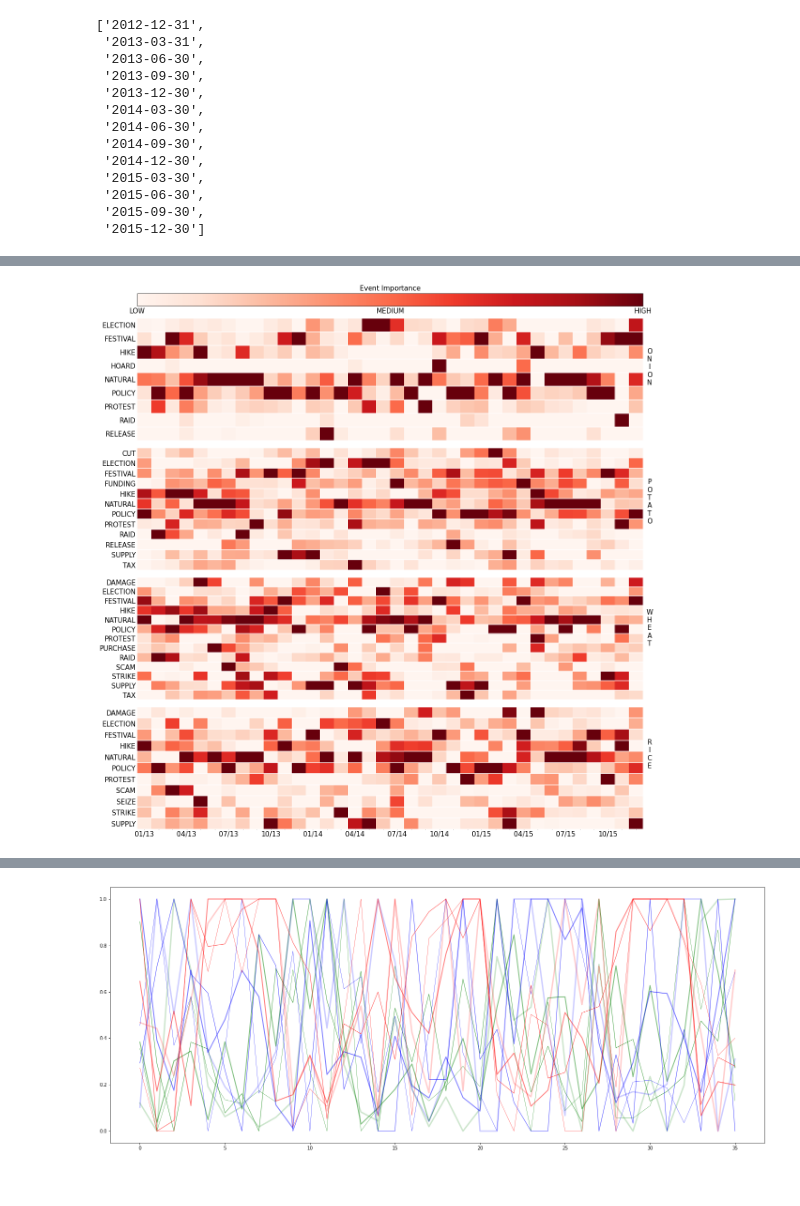
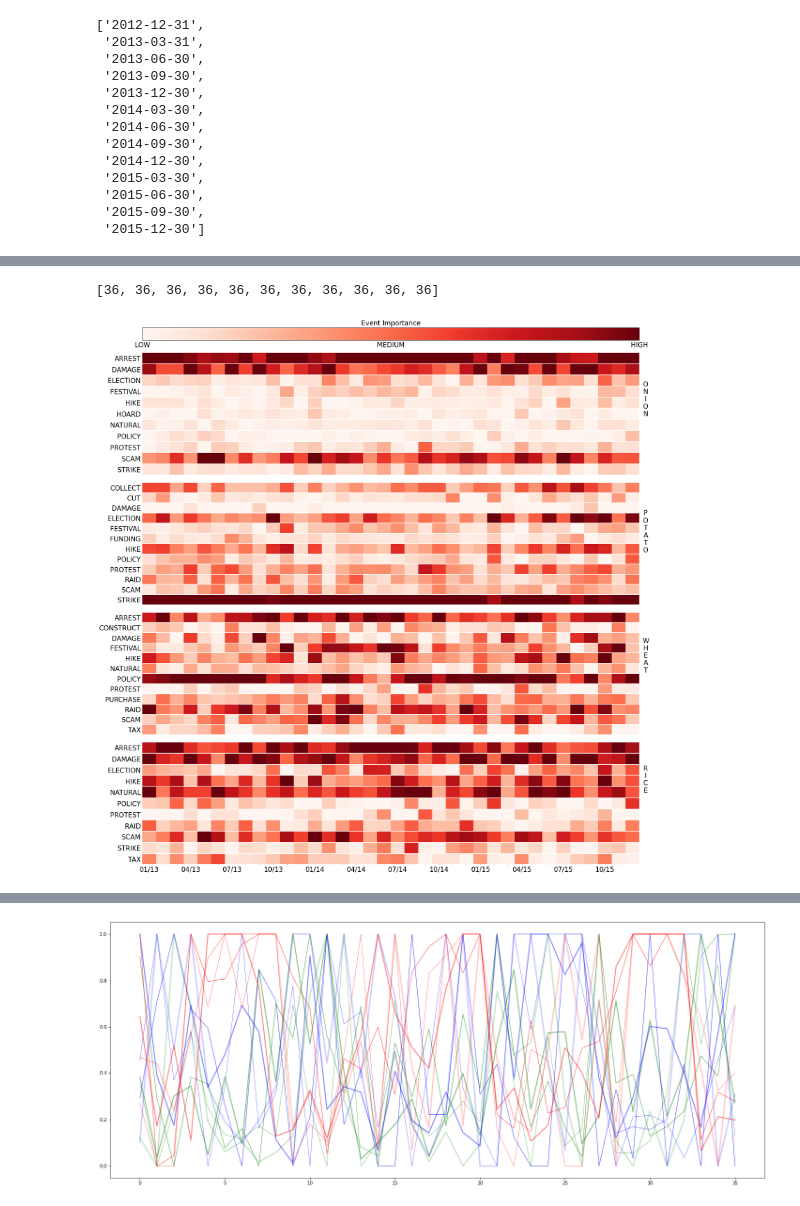
Before and after one commit to Jagabathula-Projects/news-based-forecasting, a Jupyter notebook: Figure_4_heatmap.ipynb, the cells around one changed output, grey strips where cells are left out. Drawn from its saved outputs; the diff is of its cells as text; code cells hidden in the pictures.

```diff
--- a/Figure_4_heatmap.ipynb
+++ b/Figure_4_heatmap.ipynb
@@ -304,7 +310,7 @@ cbar_padding = 0.01
 def convert_to_binary(raw_vals, raw):
   score_matrix = np.array(raw_vals)
   if raw:
-    return score_matrix
+    return MinMaxScaler().fit_transform(score_matrix)
   top_event_ids = np.argmax(score_matrix, 0)
   binary_matrix = np.zeros_like(score_matrix)
   binary_matrix[top_event_ids, range(binary_matrix.shape[1])] = 1
@@ -380,13 +386,20 @@ def heatmap(data, row_labels, col_labels, ax=None, set_xticks=True, raw=True,
 
     return im, cbar
 # %%
-crop_importance_vals = cp.load(open(event_path+'crop_event.dict', 'rb'))
+event_scores_path = '/content/drive/MyDrive/news-based-forecasting/'
+# crop_importance_vals = cp.load(open(event_path+'crop_event.dict', 'rb'))
+crop_importance_vals = cp.load(open(event_scores_path+'event_importance_scores_shap.dict', 'rb'))
 on_importance = crop_importance_vals['Onion']
 pot_importance = crop_importance_vals['Potato']
 wh_importance = crop_importance_vals['Wheat']
 rice_importance = crop_importance_vals['Rice']
 #np.setdiff1d(pot_events, np.array(pot_importance.keys()))
 #np.unique(pot_events), pot_importance.keys()
+# %%
+importance = rice_importance
+[len(importance[event]) for event in importance]
+# %% [output]
+[36, 36, 36, 36, 36, 36, 36, 36, 36, 36, 36]
 # %%
 def newline_join(input_str):
   return '\n'.join(input_str)
@@ -408,11 +421,11 @@ fig.subplots_adjust(hspace=0.06)
 row_labels = []
 vals_to_plot = []
 importance_vals = on_importance
-event_list = sorted(on_events)
+event_list = sorted(importance_vals.keys())
 ax=ax1
 for event in event_list:
   if event not in row_labels:
-    row_labels.append(event)
+    row_labels.append(event.strip())
     vals_to_plot.append(importance_vals[event])
 data = convert_to_binary(vals_to_plot, raw)
 ax.imshow(data, vmin=0, vmax=1, cmap=cmap_color, aspect='auto')
@@ -433,7 +446,8 @@ ax.tick_params(top=False, bottom=True,
 row_labels = []
 vals_to_plot = []
 importance_vals = pot_importance
-event_list = sorted(pot_events)
+event_list = sorted(importance_vals.keys())
+#event_list = sorted(pot_events)
 ax=ax2
 for event in event_list:
   if event not in row_labels:
@@ -458,7 +472,8 @@ row_labels = []
 vals_to_plot = []
 importance_vals = wh_importance
 ax=ax3
-event_list = sorted(wheat_events)
+event_list = sorted(importance_vals.keys())
+#event_list = sorted(wheat_events)
 for event in event_list:
   if event not in row_labels:
     row_labels.append(event)
@@ -484,7 +499,8 @@ ax.tick_params(top=False, bottom=True,
 row_labels = []
 vals_to_plot = []
 importance_vals = rice_importance
-event_list = sorted(rice_events)
+event_list = sorted(importance_vals.keys())
+#event_list = sorted(rice_events)
 ax=ax4
 for event in event_list:
   if event not in row_labels:
@@ -492,32 +508,32 @@ for event in event_list:
     vals_to_plot.append(importance_vals[event])
 
 data = convert_to_binary(vals_to_plot, raw)
 im = ax.imshow(data, vmin=0, vmax=1, cmap=cmap_color, aspect='auto')
 ax.yaxis.set_label_position('right')
 [s.set_visible(False) for s in ax.spines.values()]
 ax.grid(which="minor", color="w", linestyle='-', linewidth=event_linewidth)
 ax.set_xticks(np.arange(data.shape[1]))
 ax.set_yticks(np.arange(data.shape[0]))
 ax.set_yticks(np.arange(data.shape[0]+1)-.5, minor=True)
 ax.set_yticklabels(row_labels, fontsize=ytick_fontsize)
 ax.tick_params(which="minor", bottom=False, left=False)
 ax.tick_params(axis='y', length=0)
 ax.tick_params(axis='x', length=0.5)
-ax.set_xticklabels(dates, fontsize=ytick_fontsize)
+ax.set_xticklabels(dates[:-1], fontsize=ytick_fontsize)
 ax.tick_params(top=False, bottom=True,
                    labeltop=False, labelbottom=True)
 
 cbar = fig.colorbar(im, ax=[ax1, ax2, ax3, ax4], aspect=40, pad=0.02, location='top')
 cbar.ax.set_xlabel('Event Importance', fontsize=title_fontsize, labelpad=6.0)
 cbar.ax.xaxis.set_ticks_position('bottom')
 cbar.set_ticks(np.arange(0, 1.1, 0.5))
 cbar.set_ticklabels(['LOW', 'MEDIUM', 'HIGH'])
 cbar.ax.tick_params(labelsize=ytick_fontsize, length=0)
 fig.text(0.91, 0.67, newline_join('ONION'), fontsize=title_fontsize, rotation=0, ha='center')
 fig.text(0.91, 0.50, newline_join('POTATO'), fontsize=title_fontsize, rotation=0, ha='center')
 fig.text(0.91, 0.35, newline_join('WHEAT'), fontsize=title_fontsize, rotation=0, ha='center')
 fig.text(0.91, 0.20, newline_join('RICE'), fontsize=title_fontsize, rotation=0, ha='center')
 #fig.text(0.83, 0.57, 'Event importance', fontsize=clabel_fontsize, rotation=90)
 plt.savefig('fig4.pdf')
 # %% [output]
-[figure, old version]
+[figure, new version]
```
Also changed, not shown: parts of 8 cells of this notebook, 3 other files.
